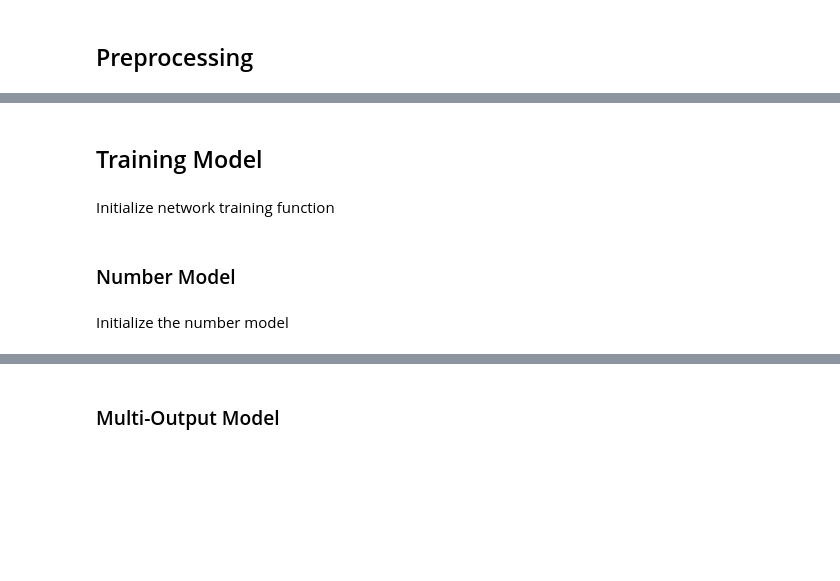
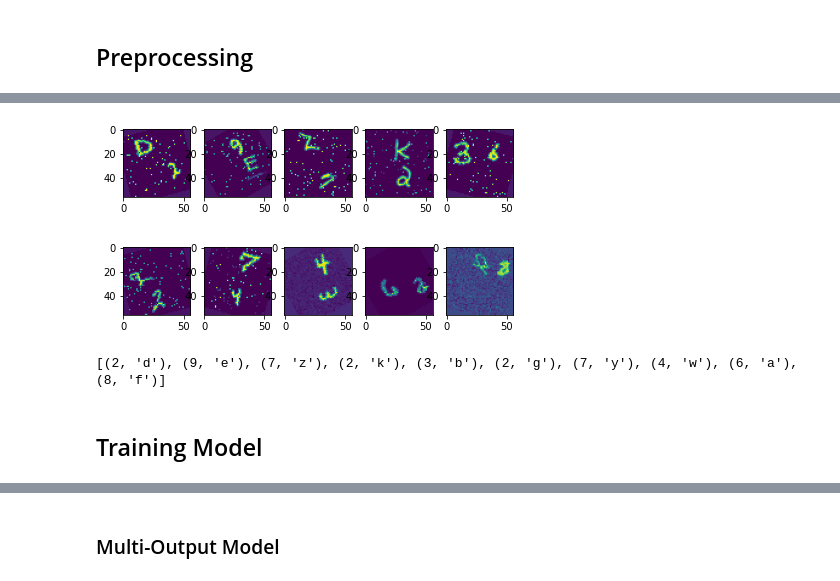
Before and after one commit to shubymao/comp551-p3, a Jupyter notebook: Project_3_Notebook.ipynb, the cells around one changed output, grey strips where cells are left out. Drawn from its saved outputs; the diff is of its cells as text; code cells hidden in the pictures; blank space fills up the shorter version.

Commit message:
Found the best model yet. Added a extreme version.

```diff
--- a/Project_3_Notebook.ipynb
+++ b/Project_3_Notebook.ipynb
@@ -192,0 +110,26 @@ img_grid(3,10,processed_training_data[0:30])
+# %%
+# transform all data to the output format
+def process_training_data(data, labels, rotate_angles = [-30,-15,15,30], blur_kernal = [3]):
+  multiplier = (1+len(rotate_angles)+len(blur_kernal))
+  data_tensor = torch.from_numpy(data[:,None]).float()
+  new_data = torch.empty((len(data)*multiplier,1,56,56))
+  num_labels = torch.empty(len(data)*multiplier)
+  letter_labels = torch.empty(len(data)*multiplier)
+  output_index = 0
+  for i in tqdm(range(len(data_tensor))):
+    # Assign the labels to the new data
+    num_labels[i*multiplier:(i+1)*multiplier] = int(np.argmax(labels[i,0:10]))
+    letter_labels[i*multiplier:(i+1)*multiplier] = int(np.argmax(labels[i,10:]))
+    # Creating the rotation and sharpness images
+    mean, std = torch.mean(data_tensor[i]), torch.std(data_tensor[i])
+    norm_img = TF.normalize(data_tensor[i], [mean], [std])
+    new_data[output_index] = norm_img; output_index+=1
+    for r_img in generate_rotation(norm_img, rotate_angles):
+      new_data[output_index] = r_img; output_index+=1
+    for s_img in generate_blur(norm_img, blur_kernal):
+      new_data[output_index] = s_img; output_index+=1
+
+  # Creating the datasets
+  multi_label_tensor = torch.stack((num_labels,letter_labels), axis=1).long()
+  dataset = TensorDataset(new_data, multi_label_tensor)
+  return dataset
@@ -222,4 +150,24 @@ multi_validation_dataloader = DataLoader(multi_validation_dataset, batch_size=30
+# %%
+def make_data_loader(dataset, batch_size=30, shuffle=True, num_workers=2):
+  dataloader = DataLoader(dataset, batch_size = batch_size, shuffle = shuffle, num_workers = num_workers)
+  return dataloader
+
+training_dataset = process_training_data(training_data, training_labels, blur_kernal=[])
+validation_dataset = process_training_data(validation_data,validation_labels, [], [])
+
+training_loader = make_data_loader(training_dataset)
+validation_loader = make_data_loader(validation_dataset)
+# %%
+def show_sample(n):
+  perm = torch.randperm(len(training_dataset))
+  idx = perm[:n]
+  data, labels = training_dataset[idx]
+  img_grid(n//5,5 , data[:,0])
+  print(convert_labels_to_readables(labels))
+show_sample(10)
+# %% [output]
+[figure, added]
+[figure, added]
+[(2, 'd'), (9, 'e'), (7, 'z'), (2, 'k'), (3, 'b'), (2, 'g'), (7, 'y'), (4, 'w'), (6, 'a'), (8, 'f')]
 # %% [markdown]
 ## Training Model
-# %% [markdown]
-Initialize network training function
@@ -244,4 +173,0 @@ def train_network(net, dataloader, lr = 0.005, momentum = 0.9, max_epoch = 10, c
-# %% [markdown]
-### Number Model
-# %% [markdown]
-Initialize the number model
```
Also changed, not shown: parts of 51 cells of this notebook.
